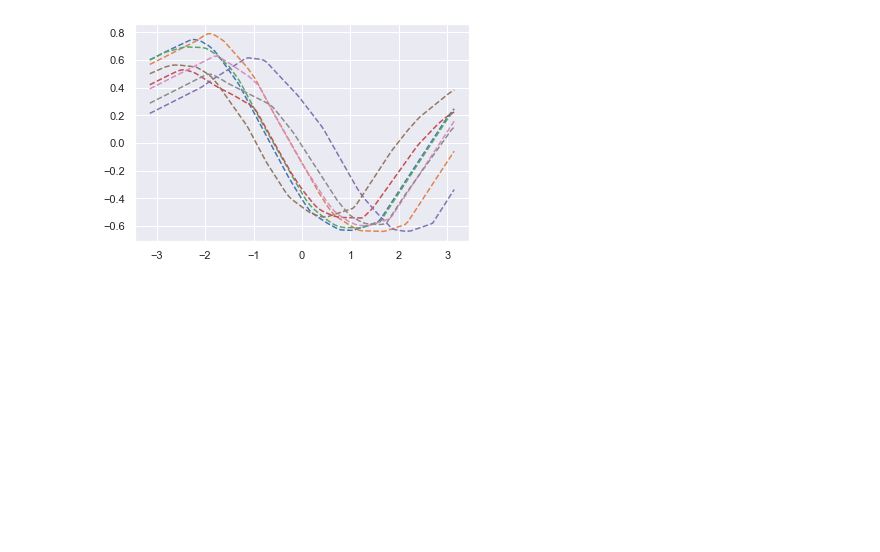
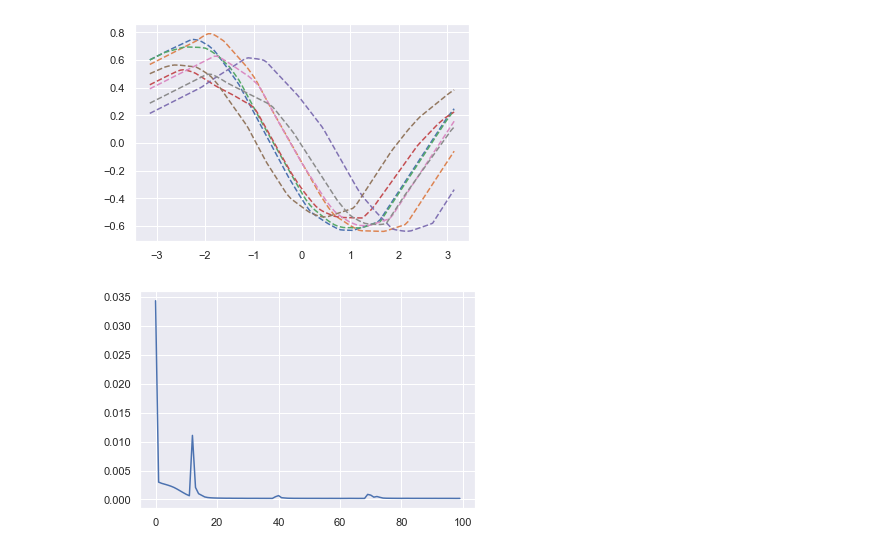
Before and after one commit to mdiephuis/neural-processes, a Jupyter notebook: notebooks/np_experiment_1.ipynb, the cells around one changed output. Cells and saved outputs as stored; diff of their text form; code cells hidden in the pictures; blank space fills up the shorter version.

Commit message:
added simple noisy sim demo

```diff
--- a/notebooks/np_experiment_1.ipynb
+++ b/notebooks/np_experiment_1.ipynb
@@ -128,3 +131,46 @@ for index in range(8):
     plt.plot(x, y, '--')
 # %% [output]
 [figure]
+# %%
+ds = SimpleNoiseSine()
+loader = DataLoader(ds, batch_size=16, shuffle=True)
+model = SimpleNP()
+optimizer = torch.optim.Adam(model.parameters(), lr=1e-3)
+loss_hist = []
+
+loss_func = torch.nn.MSELoss()
+num_epochs = 100
+
+
+for _ in range(num_epochs):
+    epoch_loss = 0
+    for it, (x, y) in enumerate(loader):
+        model.train()
+        batch_sz = x.size(0)
+        split = batch_sz // 2
+
+        xc, yc = x[:split], y[:split]
+        xt, yt = x[split:], y[split:]
+
+        yt_hat, qz_c, qz_ct = model(xc, yc, xt, yt)
+
+        # fix this
+        mse_loss = loss_func(yt_hat, yt)
+        # dep on this
+        kl_loss = torch.distributions.kl_divergence(qz_c, qz_ct).mean(0).sum()
+
+        loss = kl_loss + mse_loss
+        epoch_loss += (loss.item() / batch_sz)
+
+        model.zero_grad()
+        loss.backward(retain_graph=True)
+        optimizer.step()
+
+    loss_hist.append(epoch_loss / (it + 1))
+
+
+
+plt.plot(loss_hist)
+plt.show()
+# %% [output]
+[figure, added]
```
Also changed, not shown: parts of 2 cells of this notebook, 1 other file.
